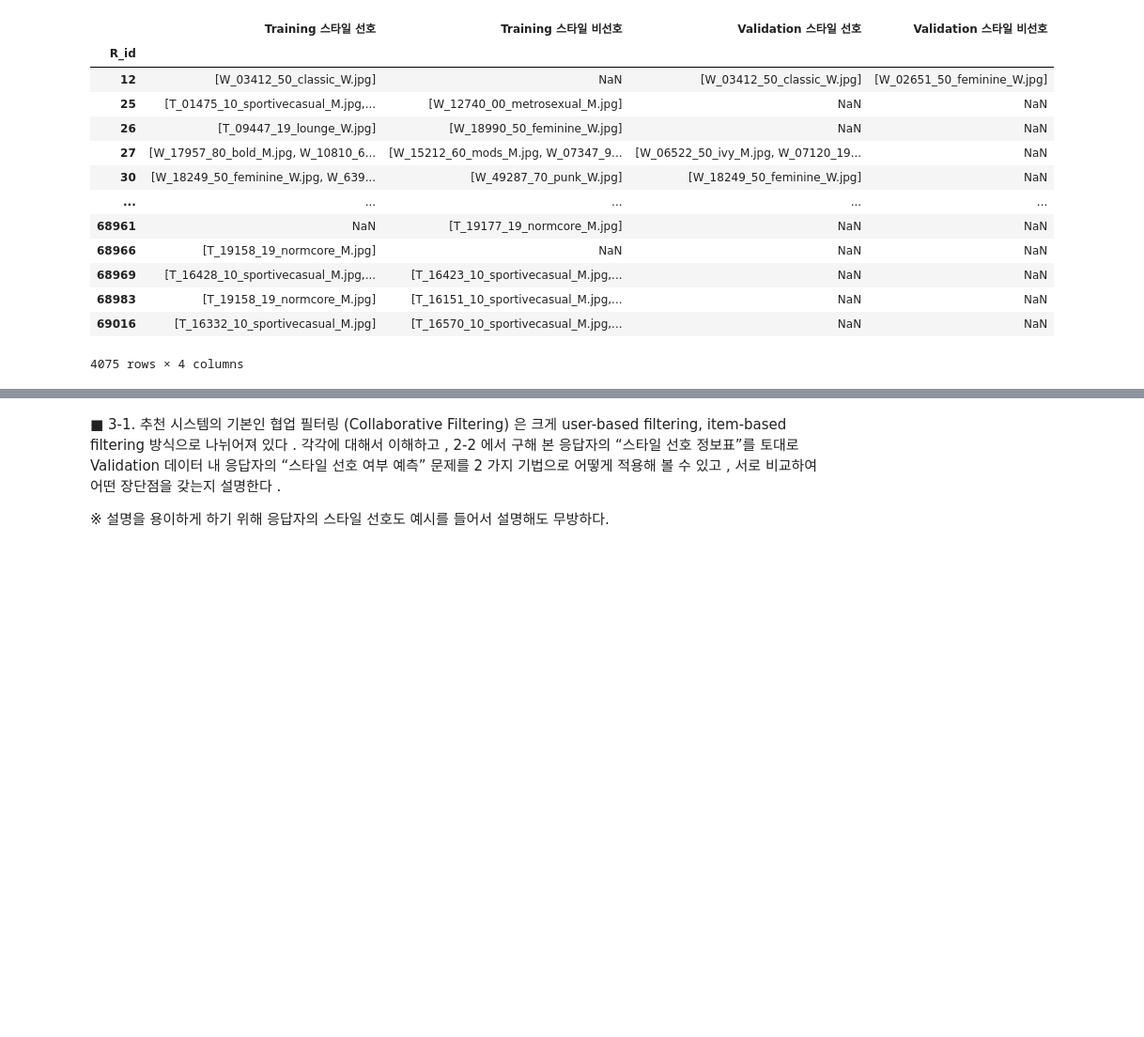
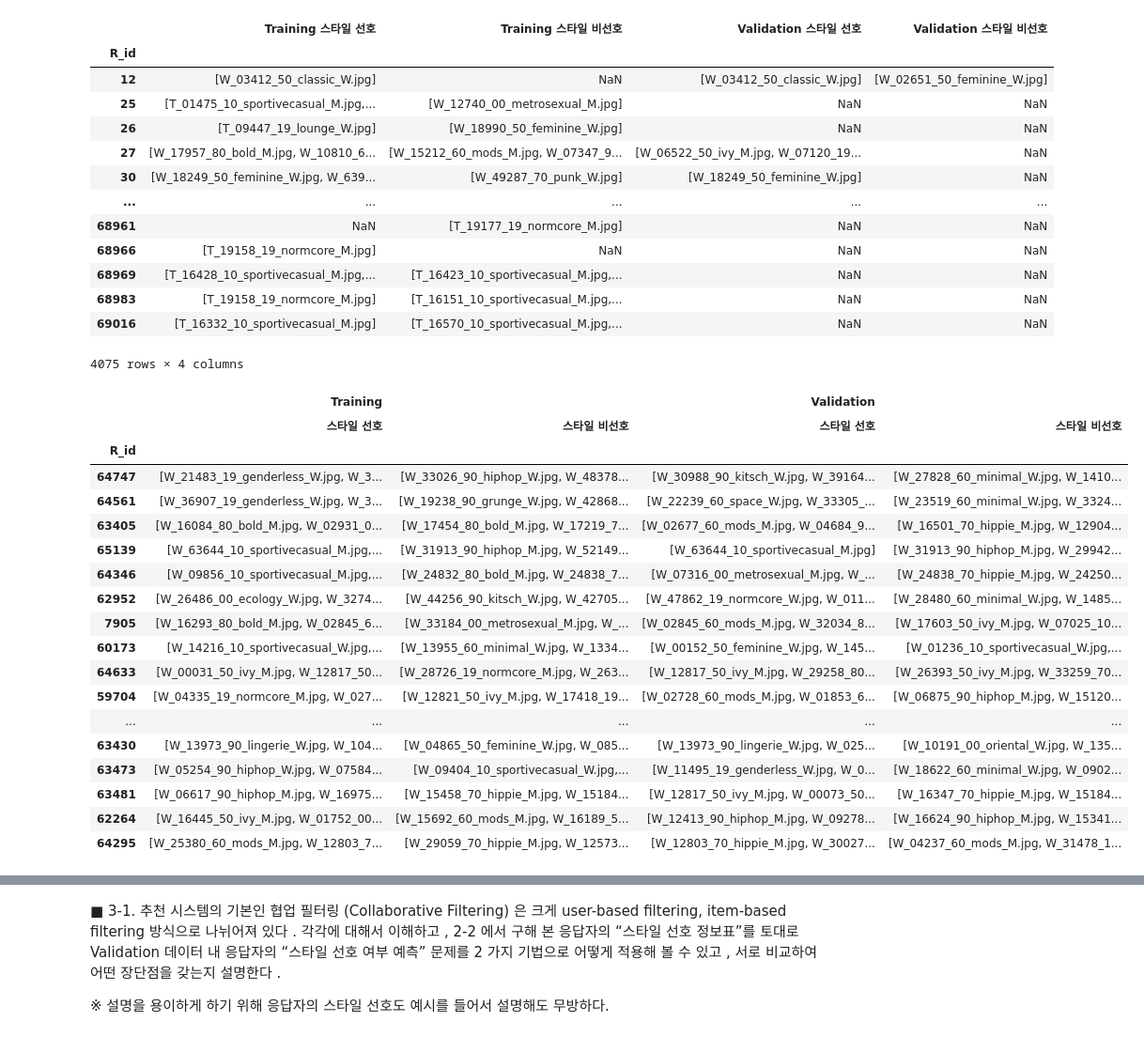
Before and after one commit to teto-ri/data_creator2024, a Jupyter notebook: daewook.ipynb, the cells around one changed output, grey strips where cells are left out. Shown at 94% size. Cells and saved outputs as stored; diff of their text form; code cells hidden in the pictures; blank space fills up the shorter version.

```diff
--- a/daewook.ipynb
+++ b/daewook.ipynb
@@ -443,3 +445,59 @@ display(summary_df)
 | 68983 | [T_19158_19_normcore_M.jpg] | [T_16151_10_sportivecasual_M.jpg,... | NaN | NaN |
 | 69016 | [T_16332_10_sportivecasual_M.jpg] | [T_16570_10_sportivecasual_M.jpg,... | NaN | NaN |
 4075 rows × 4 columns
+# %%
+from IPython.display import display, HTML
+
+# 3. 각 컬럼에 결측값이 있는 경우 빈 리스트로 대체
+summary_df['Training 스타일 선호'] = summary_df['Training 스타일 선호'].apply(lambda x: x if isinstance(x, list) else [])
+summary_df['Training 스타일 비선호'] = summary_df['Training 스타일 비선호'].apply(lambda x: x if isinstance(x, list) else [])
+summary_df['Validation 스타일 선호'] = summary_df['Validation 스타일 선호'].apply(lambda x: x if isinstance(x, list) else [])
+summary_df['Validation 스타일 비선호'] = summary_df['Validation 스타일 비선호'].apply(lambda x: x if isinstance(x, list) else [])
+
+# 4. 각 리스트 내부 값 개수 합을 계산하여 "Total Count" 열 생성
+summary_df['Total Count'] = (
+    summary_df['Training 스타일 선호'].apply(len) +
+    summary_df['Training 스타일 비선호'].apply(len) +
+    summary_df['Validation 스타일 선호'].apply(len) +
+    summary_df['Validation 스타일 비선호'].apply(len)
+)
+
+# MultiIndex로 구성된 컬럼 생성
+summary_df.columns = pd.MultiIndex.from_tuples([
+    ('Training', '스타일 선호'),
+    ('Training', '스타일 비선호'),
+    ('Validation', '스타일 선호'),
+    ('Validation', '스타일 비선호'),
+    ('Total', 'Count')
+])
+
+# Total Count 제외하고 상위 100개 선택
+top_100_summary_df = summary_df.sort_values(by=('Total', 'Count'), ascending=False).head(100).drop(columns=('Total', 'Count'))
+
+# 중앙 정렬 스타일 추가
+html_table = top_100_summary_df.to_html(max_rows=100, max_cols=None)
+html_table = html_table.replace('<table border="1" class="dataframe">', '<table border="1" class="dataframe" style="text-align: center;">')
+
+# 출력
+pd.options.display.max_colwidth = None
+display(HTML(html_table))
+# %% [output]
+|  | Training |  | Validation |  |
+|  | 스타일 선호 | 스타일 비선호 | 스타일 선호 | 스타일 비선호 |
+| R_id |  |  |  |  |
+| 64747 | [W_21483_19_genderless_W.jpg, W_3... | [W_33026_90_hiphop_W.jpg, W_48378... | [W_30988_90_kitsch_W.jpg, W_39164... | [W_27828_60_minimal_W.jpg, W_1410... |
+| 64561 | [W_36907_19_genderless_W.jpg, W_3... | [W_19238_90_grunge_W.jpg, W_42868... | [W_22239_60_space_W.jpg, W_33305_... | [W_23519_60_minimal_W.jpg, W_3324... |
+| 63405 | [W_16084_80_bold_M.jpg, W_02931_0... | [W_17454_80_bold_M.jpg, W_17219_7... | [W_02677_60_mods_M.jpg, W_04684_9... | [W_16501_70_hippie_M.jpg, W_12904... |
+| 65139 | [W_63644_10_sportivecasual_M.jpg,... | [W_31913_90_hiphop_M.jpg, W_52149... | [W_63644_10_sportivecasual_M.jpg] | [W_31913_90_hiphop_M.jpg, W_29942... |
+| 64346 | [W_09856_10_sportivecasual_M.jpg,... | [W_24832_80_bold_M.jpg, W_24838_7... | [W_07316_00_metrosexual_M.jpg, W_... | [W_24838_70_hippie_M.jpg, W_24250... |
+| 62952 | [W_26486_00_ecology_W.jpg, W_3274... | [W_44256_90_kitsch_W.jpg, W_42705... | [W_47862_19_normcore_W.jpg, W_011... | [W_28480_60_minimal_W.jpg, W_1485... |
+| 7905 | [W_16293_80_bold_M.jpg, W_02845_6... | [W_33184_00_metrosexual_M.jpg, W_... | [W_02845_60_mods_M.jpg, W_32034_8... | [W_17603_50_ivy_M.jpg, W_07025_10... |
+| 60173 | [W_14216_10_sportivecasual_W.jpg,... | [W_13955_60_minimal_W.jpg, W_1334... | [W_00152_50_feminine_W.jpg, W_145... | [W_01236_10_sportivecasual_W.jpg,... |
+| 64633 | [W_00031_50_ivy_M.jpg, W_12817_50... | [W_28726_19_normcore_M.jpg, W_263... | [W_12817_50_ivy_M.jpg, W_29258_80... | [W_26393_50_ivy_M.jpg, W_33259_70... |
+| 59704 | [W_04335_19_normcore_M.jpg, W_027... | [W_12821_50_ivy_M.jpg, W_17418_19... | [W_02728_60_mods_M.jpg, W_01853_6... | [W_06875_90_hiphop_M.jpg, W_15120... |
+| ... | ... | ... | ... | ... |
+| 63430 | [W_13973_90_lingerie_W.jpg, W_104... | [W_04865_50_feminine_W.jpg, W_085... | [W_13973_90_lingerie_W.jpg, W_025... | [W_10191_00_oriental_W.jpg, W_135... |
+| 63473 | [W_05254_90_hiphop_W.jpg, W_07584... | [W_09404_10_sportivecasual_W.jpg,... | [W_11495_19_genderless_W.jpg, W_0... | [W_18622_60_minimal_W.jpg, W_0902... |
+| 63481 | [W_06617_90_hiphop_M.jpg, W_16975... | [W_15458_70_hippie_M.jpg, W_15184... | [W_12817_50_ivy_M.jpg, W_00073_50... | [W_16347_70_hippie_M.jpg, W_15184... |
+| 62264 | [W_16445_50_ivy_M.jpg, W_01752_00... | [W_15692_60_mods_M.jpg, W_16189_5... | [W_12413_90_hiphop_M.jpg, W_09278... | [W_16624_90_hiphop_M.jpg, W_15341... |
+| 64295 | [W_25380_60_mods_M.jpg, W_12803_7... | [W_29059_70_hippie_M.jpg, W_12573... | [W_12803_70_hippie_M.jpg, W_30027... | [W_04237_60_mods_M.jpg, W_31478_1... |
```
Also changed, not shown: parts of 12 cells of this notebook, 1 other file.
